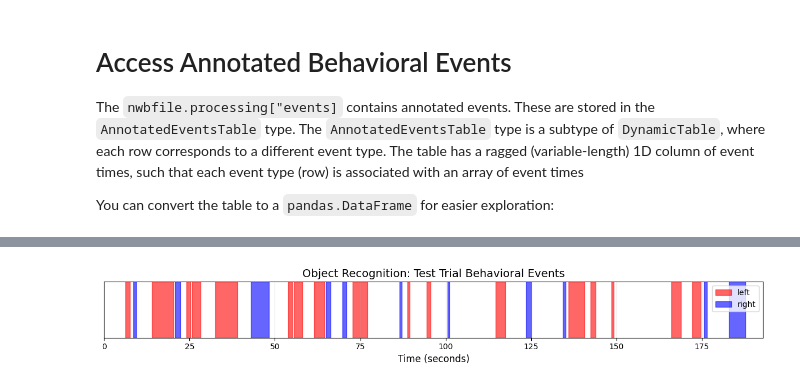
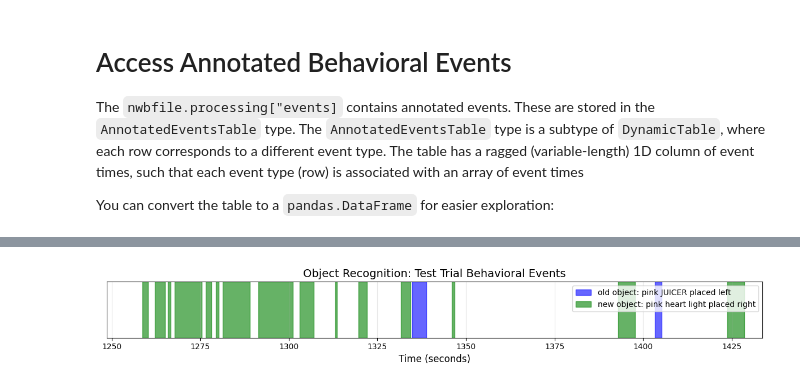
Before and after one commit to catalystneuro/kind-lab-to-nwb, a Jupyter notebook: src/kind_lab_to_nwb/rat_behavioural_phenotyping_2025/tutorials/object_recognition.ipynb, the cells around one changed output, grey strips where cells are left out. Drawn from its saved outputs; the diff is of its cells as text; code cells hidden in the pictures.

```diff
--- a/src/kind_lab_to_nwb/rat_behavioural_phenotyping_2025/tutorials/object_recognition.ipynb
+++ b/src/kind_lab_to_nwb/rat_behavioural_phenotyping_2025/tutorials/object_recognition.ipynb
@@ -33,7 +33,7 @@ Reading is carried out using the [NWBHDF5IO](https://pynwb.readthedocs.io/en/sta
 from pynwb import NWBHDF5IO
 from pathlib import Path
 # Define the path to the NWB file
-directory = Path("D:/kind_lab_conversion_nwb/object_recognition")
+directory = Path("D:/kind_lab_conversion_nwb/behavioural_pipeline/object_recognition")
 nwbfile_path = directory / f"sub-{subject_id}_ses-{session_id}.nwb"
 io = NWBHDF5IO(path=nwbfile_path, load_namespaces=True)
 nwbfile = io.read()
@@ -187,8 +207,8 @@ The `nwbfile.processing["events]` contains annotated events. These are stored in
 
 You can convert the table to a `pandas.DataFrame` for easier exploration:
 # %%
-sample_behavioral_events = nwbfile.processing["events"]["SampleTrialBehavioralEvents"].to_dataframe()
-test_behavioral_events = nwbfile.processing["events"]["TestTrialBehavioralEvents"].to_dataframe()
+sample_behavioral_events = nwbfile.processing["behavior"]["SampleTrialBehavioralEvents"].to_dataframe()
+test_behavioral_events = nwbfile.processing["behavior"]["TestTrialBehavioralEvents"].to_dataframe()
 # %%
 sample_behavioral_events
 # %% [output]
@@ -206,7 +225,7 @@ import matplotlib.patches as patches
 plt.figure(figsize=(12, 2))
 
 # Define colors for different locations
-colors = {'left': 'red','right': 'blue'}
+colors = ["blue", "green", "purple", "red"]
 
 # Plot sample events
 alpha = 0.6  # Alpha for duration rectangles
@@ -216,12 +235,14 @@ plt.xlabel('Time (seconds)', fontsize=12)
 plt.yticks([])  # Remove y-ticks since we're using the whole y-axis
 
 # Filter out the Start events
-object_events = sample_behavioral_events[sample_behavioral_events['label'] != 'Start']
+object_events = sample_behavioral_events[sample_behavioral_events["object_name"] != ""]
 
 # Plot object interaction events
 for idx, row in object_events.iterrows():
-    label = row['label']
-    color = colors.get(label, 'gray')
+    position = row["position"]
+    novelty = row["novelty"]
+    obejct_name = row["object_name"]
+    color = colors[idx]
 
     # Convert to numpy arrays if they are lists
     event_times = np.array(row['event_times']) if len(row['event_times']) > 0 else np.array([])
@@ -231,9 +252,15 @@ for idx, row in object_events.iterrows():
         for i, (time, duration) in enumerate(zip(event_times, durations)):
             if not np.isnan(duration):
                 # Plot duration as rectangle that spans the whole y-axis
-                rect = patches.Rectangle((time, 0), duration, 1.0,
-                                        alpha=alpha, color=color, edgecolor=None,
-                                        label=f'{label}' if i == 0 else "")
+                rect = patches.Rectangle(
+                    (time, 0),
+                    duration,
+                    1.0,
+                    alpha=alpha,
+                    color=color,
+                    edgecolor=None,
+                    label=f"{novelty} object: {obejct_name} placed {position}" if i == 0 else "",
+                )
                 plt.gca().add_patch(rect)
 
 # Set x-axis to show the full range of events
@@ -266,7 +292,7 @@ import matplotlib.patches as patches
 plt.figure(figsize=(12, 2))
 
 # Define colors for different locations
-colors = {"left": "red", "right": "blue"}
+colors = ["blue", "green", "purple", "red", "yellow"]
 
 # Plot sample events
 alpha = 0.6  # Alpha for duration rectangles
@@ -276,44 +302,46 @@ plt.xlabel("Time (seconds)", fontsize=12)
 plt.yticks([])  # Remove y-ticks since we're using the whole y-axis
 
 # Filter out the Start events
-object_events = test_behavioral_events[test_behavioral_events["label"] != "Start"]
+object_events = test_behavioral_events[test_behavioral_events["object_name"] != ""]
 
 # Plot object interaction events
 for idx, row in object_events.iterrows():
-    label = row["label"]
-    color = colors.get(label, "gray")
+    position = row["position"]
+    novelty = row["novelty"]
+    obejct_name = row["object_name"]
+    color = colors[idx]
 
     # Convert to numpy arrays if they are lists
     event_times = np.array(row["event_times"]) if len(row["event_times"]) > 0 else np.array([])
     durations = np.array(row["duration"]) if len(row["duration"]) > 0 else np.array([])
 
     if len(event_times) > 0 and len(durations) > 0 and len(durations) == len(event_times):
         for i, (time, duration) in enumerate(zip(event_times, durations)):
             if not np.isnan(duration):
                 # Plot duration as rectangle that spans the whole y-axis
                 rect = patches.Rectangle(
                     (time, 0),
                     duration,
                     1.0,
                     alpha=alpha,
                     color=color,
                     edgecolor=None,
-                    label=f"{label}" if i == 0 else "",
+                    label=f"{novelty} object: {obejct_name} placed {position}" if i == 0 else "",
                 )
                 plt.gca().add_patch(rect)
 
 # Set x-axis to show the full range of events
 all_times = np.concatenate(
     [np.array(row["event_times"]) for _, row in object_events.iterrows() if len(row["event_times"]) > 0]
 )
 if len(all_times) > 0:
     plt.xlim(max(0, min(all_times) - 10), max(all_times) + 10)
 
 plt.ylim(0, 1)  # Set y-axis limits to match rectangle height
 plt.grid(True, alpha=0.3)
 plt.legend(loc="upper right")
 
 plt.tight_layout()
 plt.show()
 # %% [output]
-[figure, old version]
+[figure, new version]
```
Also changed, not shown: parts of 11 cells of this notebook.
